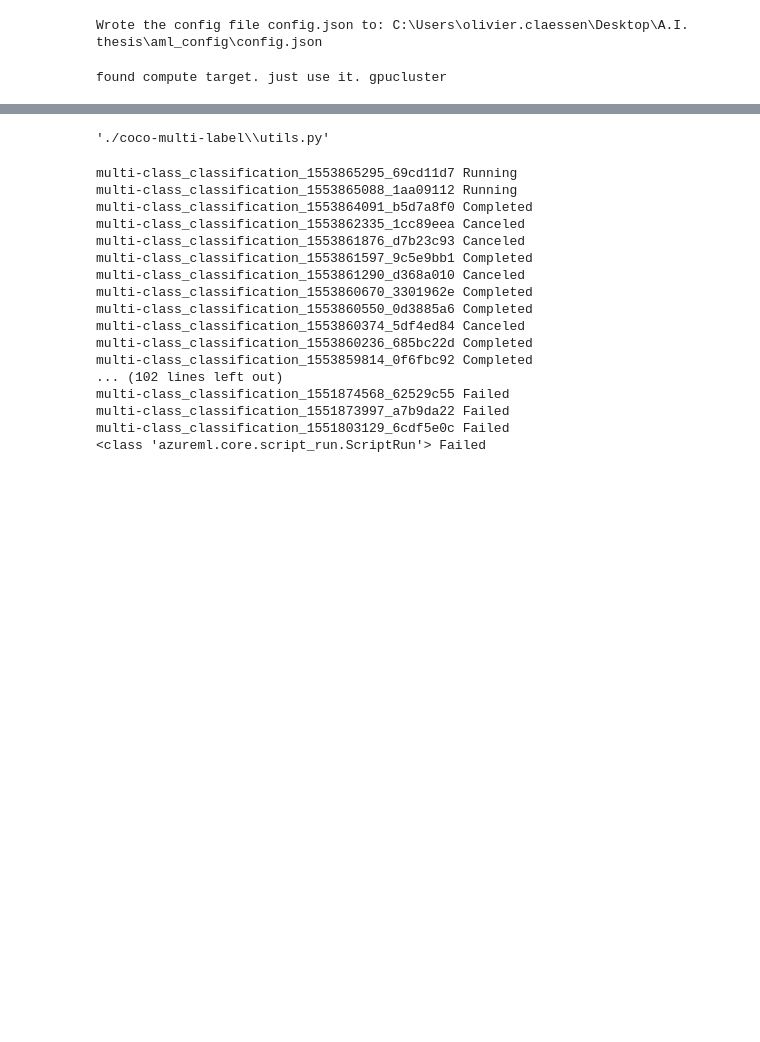
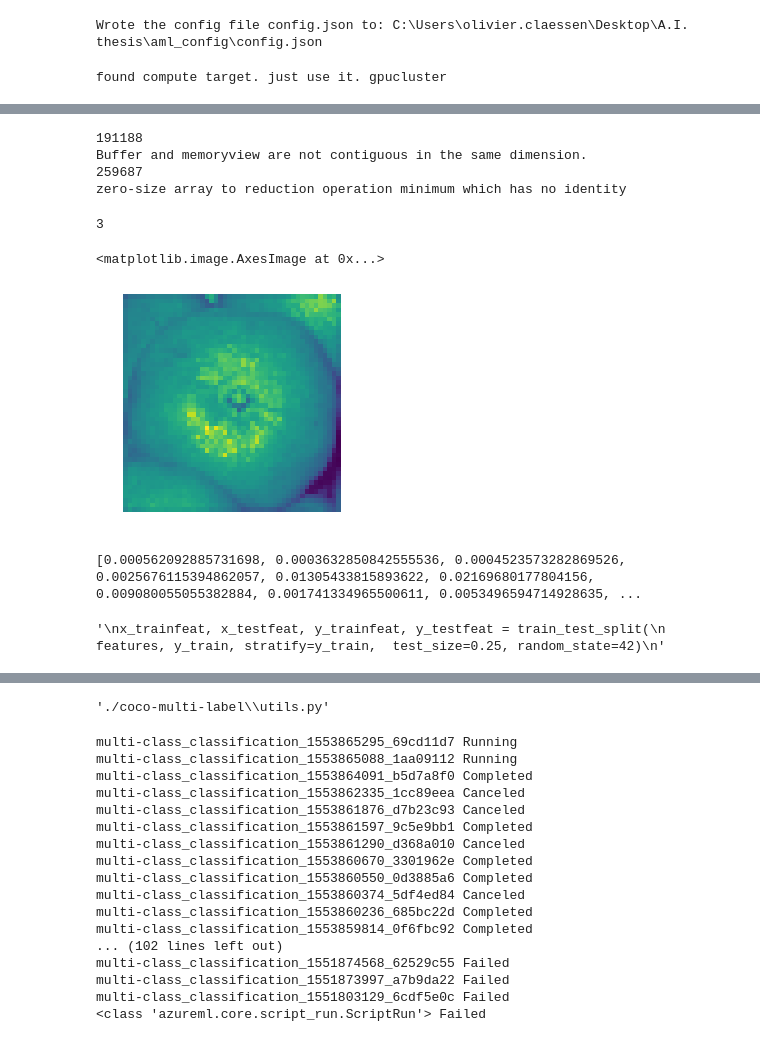
Before and after one commit to Anilith/Avanade, a Jupyter notebook: Thesis.ipynb, the cells around one changed output, grey strips where cells are left out. Cells and saved outputs as stored; diff of their text form; code cells hidden in the pictures; blank space fills up the shorter version.

```diff
--- a/Thesis.ipynb
+++ b/Thesis.ipynb
@@ -618,0 +887,52 @@ Accuracy: 0.5697960792040193
+# %%
+random_images_bboxes = []
+random_images_bboxes_val = []
+for image in rand_images[0]:
+    try:
+        bbox = getBoundingBoxesPicture(image,path)
+        random_images_bboxes.append(bbox)
+    except Exception as ex:
+        print(image)
+        print(ex)
+for image in rand_images[1]:
+    try:
+        bbox = getBoundingBoxesPicture(image,path)
+        random_images_bboxes_val.append(bbox)
+    except Exception as ex:
+        print(image)
+        print(ex)
+# %% [output]
+191188
+Buffer and memoryview are not contiguous in the same dimension.
+259687
+zero-size array to reduction operation minimum which has no identity
+# %%
+image_id_train, images_train, bounded_annotations_train  = zip(*random_images_bboxes)
+image_id_val, images_val, bounded_annotations_val  = zip(*random_images_bboxes_val)
+bounded_annotations_train = list(itertools.chain.from_iterable(bounded_annotations_train))
+bounded_annotations_val = list(itertools.chain.from_iterable(bounded_annotations_val))
+# %%
+#bounded_annotations_train = [ x for x in bounded_annotations_train if not (x==i).all()]
+#bounded_annotations_val = [ x for x in bounded_annotations_val if not (x==i).all()]
+#images_train = [ x for x in images_train if not (x==[]).all()]
+#images_val = [ x for x in images_val if not (x==[]).all()]
+'''
+for idx,image in enumerate(images_train):
+    if image == []:
+        images_train.remove(idx)
+for idx,image in enumerate(images_val):
+    if image == []:
+        images_val.remove(idx)
+'''
+images_train = images_train[~np.all(images_train == [], axis=0)]
+images_val = images_val[~np.all(images_val == [], axis=0)]
+# %%
+print(images_train[1].ndim)
+fig, ax = plt.subplots(1, figsize=(8, 4))
+
+ax.axis('off')
+ax.imshow(images_train[1][3])
+# %% [output]
+3
+<matplotlib.image.AxesImage at 0x...>
+[figure, added]
@@ -618,0 +942,4 @@ Accuracy: 0.5697960792040193
+# %%
+print(full_picture_features[1][0])
+# %% [output]
+[0.000562092885731698, 0.0003632850842555536, 0.0004523573282869526, 0.0025676115394862057, 0.01305433815893622, 0.02169680177804156, 0.009080055055382884, 0.001741334965500611, 0.0053496594714928635, ...
@@ -618,0 +975,10 @@ Accuracy: 0.5697960792040193
+# %%
+features = calculateFeatures(imgs)
+features_val = calculateFeatures(imgs_val)
+
+'''
+x_trainfeat, x_testfeat, y_trainfeat, y_testfeat = train_test_split(
+    features, y_train, stratify=y_train,  test_size=0.25, random_state=42)
+'''
+# %% [output]
+'\nx_trainfeat, x_testfeat, y_trainfeat, y_testfeat = train_test_split(\n    features, y_train, stratify=y_train,  test_size=0.25, random_state=42)\n'
```
Also changed, not shown: parts of 32 cells of this notebook.
